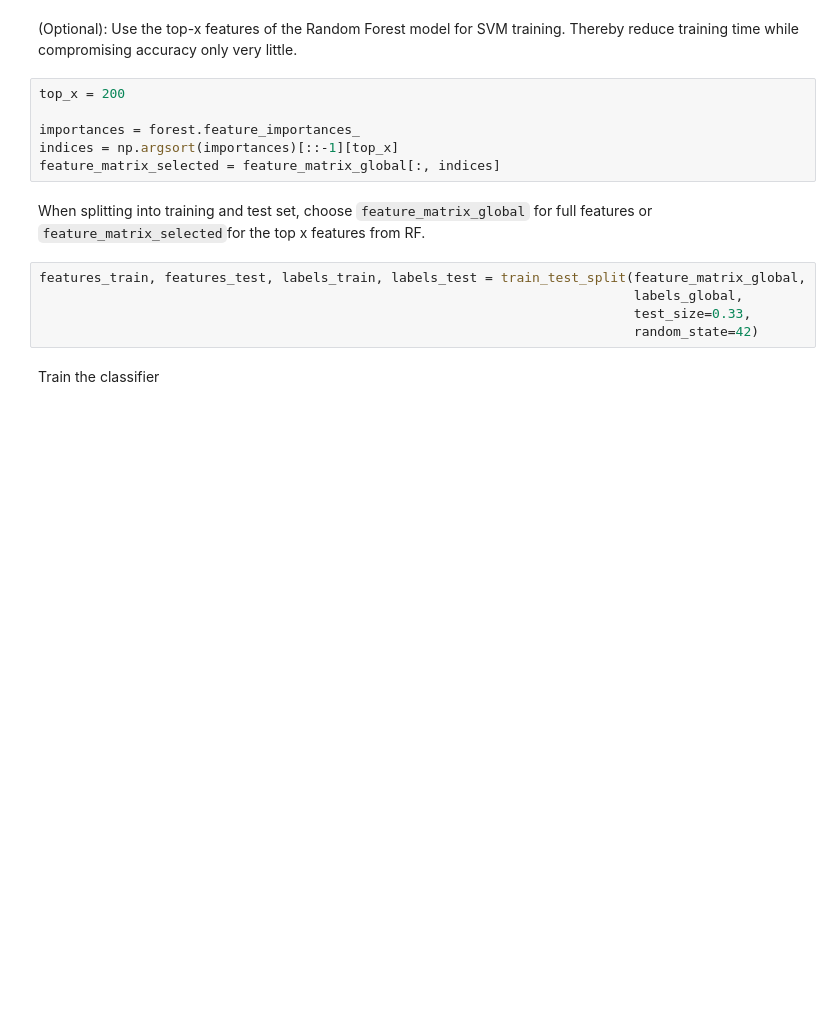
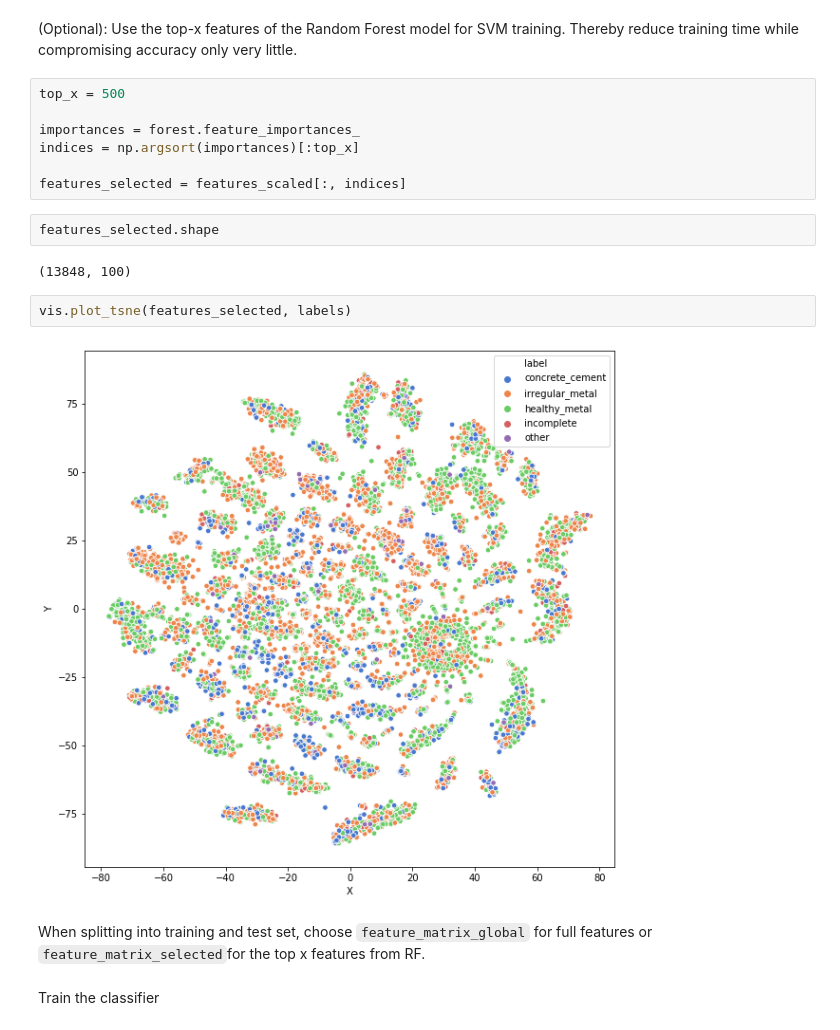
Before and after one commit to jo-ruether/ipeo_carribean, a Jupyter notebook: src/Classification.ipynb, the cells around one changed output. Saved outputs shown, nothing was run; the diff lists cells and outputs as text; blank space fills up the shorter version.

```diff
--- a/src/Classification.ipynb
+++ b/src/Classification.ipynb
@@ -143,18 +149,22 @@ fig.savefig(fname)
 # %% [markdown]
 (Optional): Use the top-x features of the Random Forest model for SVM training. Thereby reduce training time while compromising accuracy only very little.
 # %%
-top_x = 200
+top_x = 500
 
 importances = forest.feature_importances_
-indices = np.argsort(importances)[::-1][top_x]
-feature_matrix_selected = feature_matrix_global[:, indices]
+indices = np.argsort(importances)[:top_x]
+
+features_selected = features_scaled[:, indices]
+# %%
+features_selected.shape
+# %% [output]
+(13848, 100)
+# %%
+vis.plot_tsne(features_selected, labels)
+# %% [output]
+[figure, added]
 # %% [markdown]
 When splitting into training and test set, choose `feature_matrix_global` for full features or `feature_matrix_selected`for the top x features from RF.
-# %%
-features_train, features_test, labels_train, labels_test = train_test_split(feature_matrix_global,
-                                                                            labels_global,
-                                                                            test_size=0.33,
-                                                                            random_state=42)
 # %% [markdown]
 Train the classifier
 # %%
```
Also changed, not shown: parts of 35 cells of this notebook.
